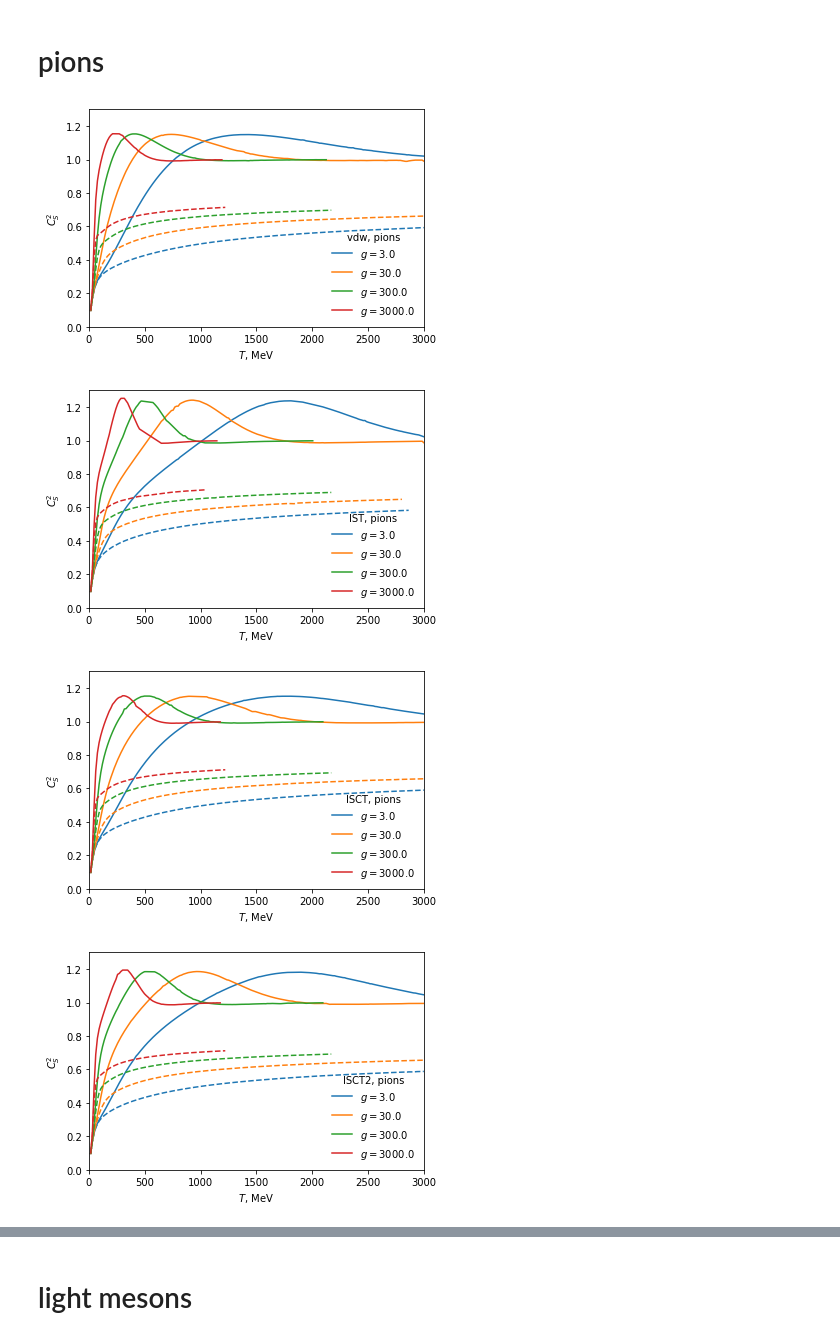
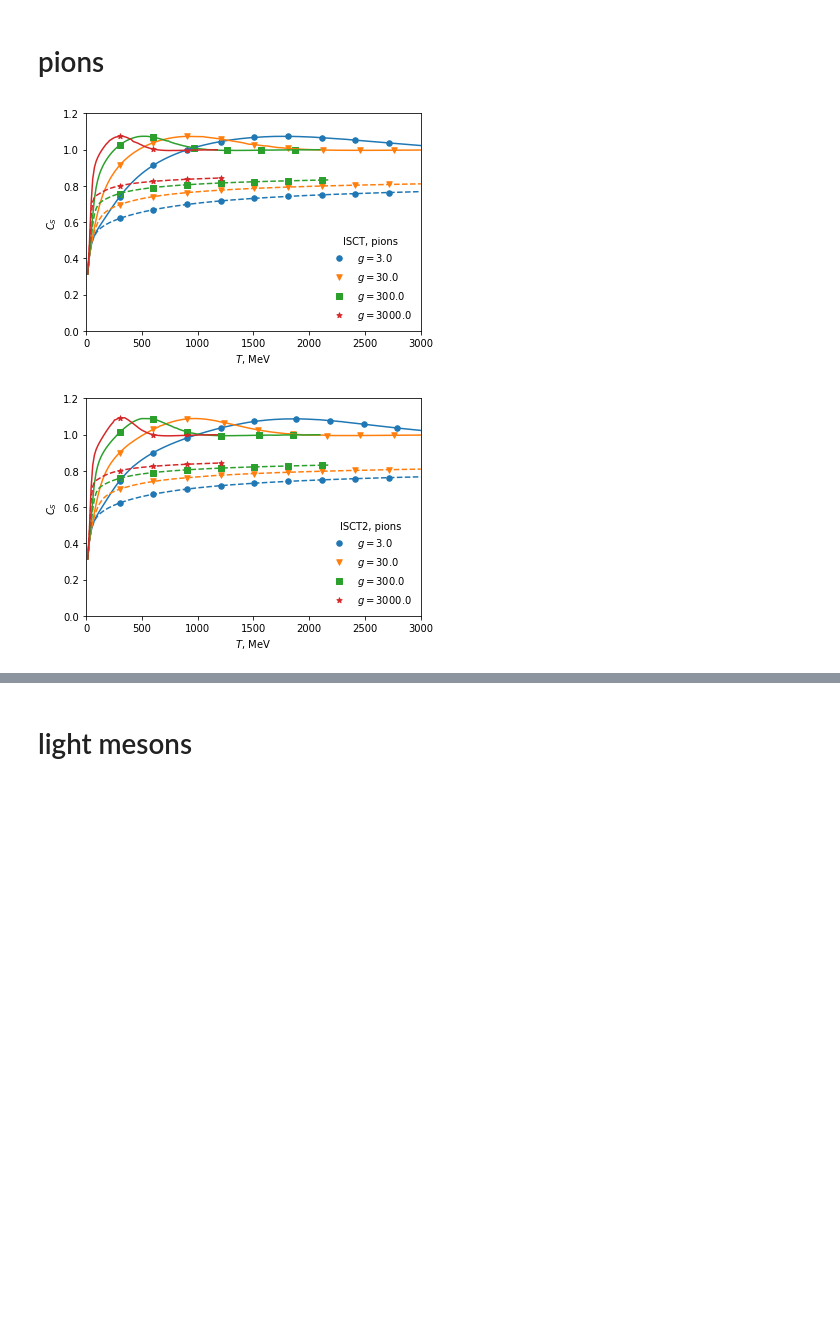
Before and after one commit to NazyS/relativistic-ISCT-EoS, a Jupyter notebook: visualization/notebook.ipynb, the cells around one changed output, grey strips where cells are left out. Cells and saved outputs as stored; diff of their text form; code cells hidden in the pictures; blank space fills up the shorter version.

Commit message:
improved plotting

```diff
--- a/visualization/notebook.ipynb
+++ b/visualization/notebook.ipynb
@@ -5,9 +5,11 @@ import os
 import numpy as np
 import pandas as pd
 import matplotlib.pyplot as plt
+from itertools import cycle
+
+from utils import clean_outliers_and_mask, evenly_spaced_data
+
 labels = ['vdw', 'IST', 'ISCT', 'ISCT2']
 
 data_folder = '../cs_sq_fulldata'
-
-saving = True
-cleaning = True
+plot_dir = 'plots/second_batch_with_antibar'
@@ -31,3 +41,9 @@ def clean_outliers_and_mask(df, threshold=5e-4, repeats=4, window=3):
+# %%
+saving = True
+cleaning = True
+
+selected_only = True
+selected_plots_dir = 'selected'
 # %% [markdown]
 # baryons
 # %%
@@ -185,52 +192,49 @@ for g in g_array:
 # %%
 # plots for different g
 g_array = [3., 30.,300.,3000.]
+
+markers = cycle(['o', 'v', 's', '*'])
 
 particle_type = 'pions'
 mu = 0.
 R = 0.39
 
+selected_eos = ['ISCT', 'ISCT2']
+
 for label in labels:
 
+    # plotting only selected eos
+    if selected_only:
+        if label not in selected_eos:
+            continue
+
     b = 1.
-
     for g in g_array:
-        filepath = f'cs_sq_fulldata_{particle_type}_b_{b}_{label}_g_{g}_R_{R}_mu_{mu}_.csv'
-        df = pd.read_csv(os.path.join(data_folder, filepath))
-        if cleaning:
-            df = clean_outliers_and_mask(df)
-        plt.plot( df['T'], df['sp_of_snd_sq'], label=f'$g={g}$')
+        plotting('-', curve_label=f'$g={g}$')
 
     plt.gca().set_prop_cycle(None)
 
     b = 0.
-
     for g in g_array:
-        filepath = f'cs_sq_fulldata_{particle_type}_b_{b}_{label}_g_{g}_R_{R}_mu_{mu}_.csv'
-        df = pd.read_csv(os.path.join(data_folder, filepath))
-        if cleaning:
-            df = clean_outliers_and_mask(df)
-        plt.plot( df['T'], df['sp_of_snd_sq'], '--')
+        plotting('--')
 
     plt.xlim(0, 3e3)
-    plt.ylim(0, 1.3)
+    plt.ylim(0, 1.2)
 
-    plt.xlabel('$T$, MeV')
-    plt.ylabel('$C_{S}^2$')
+    make_axis_labels()
 
     plt.legend(frameon=False, title=f'{label}, {particle_type}')
 
-    plot_folder = 'plots/diff_g'
-    plot_file = f'cs_sq_of_T_{particle_type}_{label}_R_{R}_.pdf'
+    plot_folder = get_plot_folder('diff_g')
+    plot_file = f'cs_of_T_{particle_type}_{label}_R_{R}_.pdf'
+    savepath = get_savepath()
     if saving:
-        plt.savefig(os.path.join(plot_folder, plot_file))
+        plt.savefig(savepath)
 
     plt.show()
 # %% [output]
-[figure, old version]
+[figure, new version]
-[figure, old version]
+[figure, new version]
-[figure, removed]
-[figure, removed]
 # %%
 # plots for different eos
 g_array = [3., 30.,300.,3000.]
```
Also changed, not shown: parts of 7 cells of this notebook, 1 other file.
